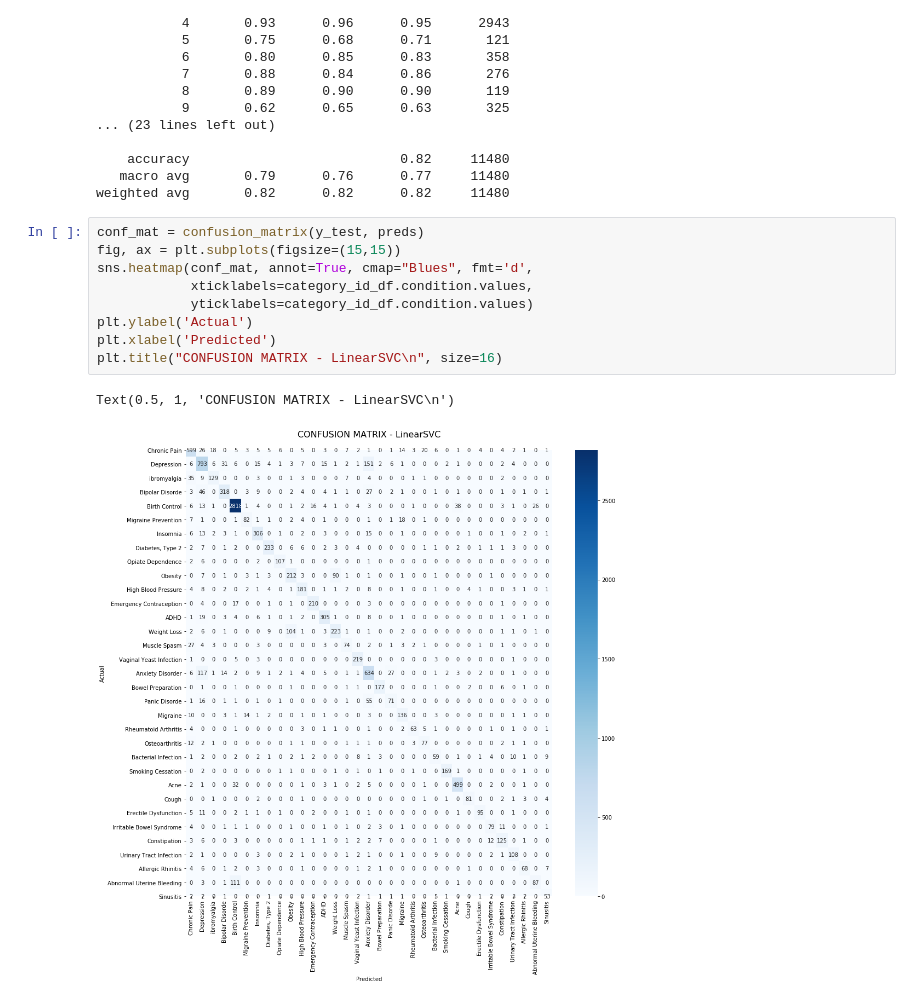
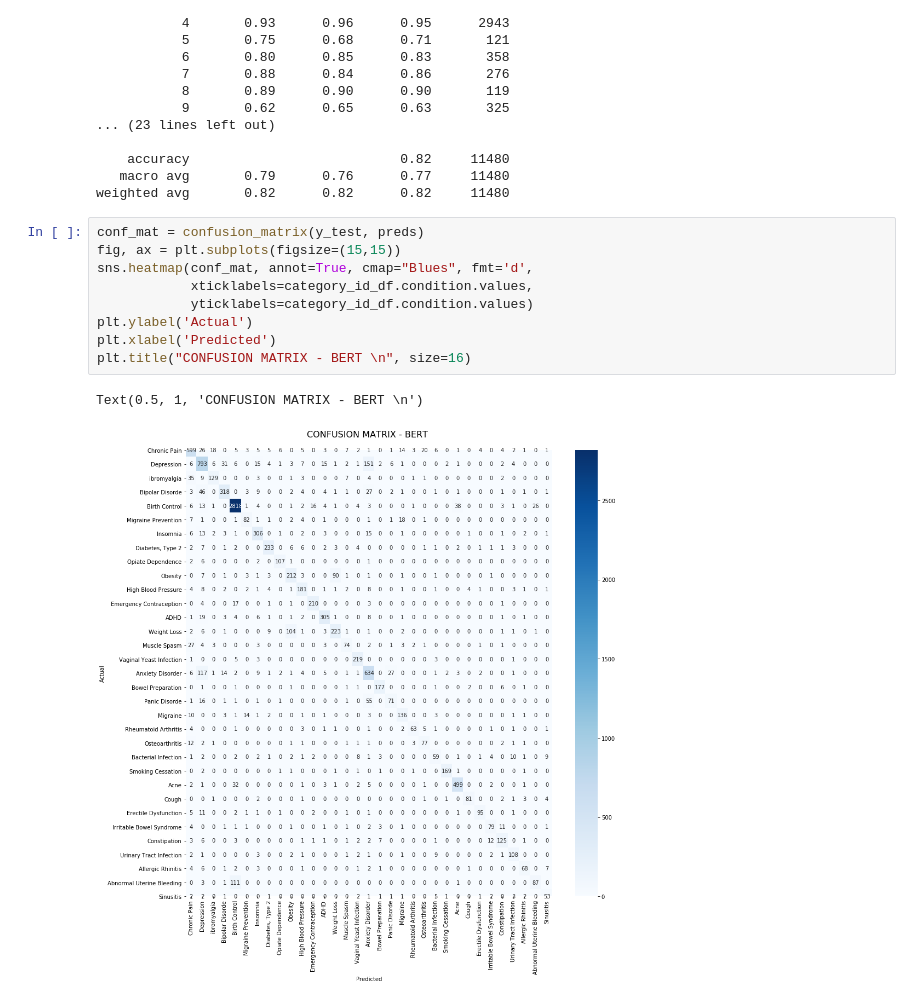
Before and after one commit to anoop19/Multi-Class-Classification, a Jupyter notebook: src/BERT-MultiClassification.ipynb, the cells around one changed output. Saved outputs shown, nothing was run; the diff lists cells and outputs as text.

```diff
--- a/src/BERT-MultiClassification.ipynb
+++ b/src/BERT-MultiClassification.ipynb
@@ -683,12 +683,12 @@ weighted avg       0.82      0.82      0.82     11480
 # %%
 conf_mat = confusion_matrix(y_test, preds)
 fig, ax = plt.subplots(figsize=(15,15))
 sns.heatmap(conf_mat, annot=True, cmap="Blues", fmt='d',
             xticklabels=category_id_df.condition.values,
             yticklabels=category_id_df.condition.values)
 plt.ylabel('Actual')
 plt.xlabel('Predicted')
-plt.title("CONFUSION MATRIX - LinearSVC\n", size=16)
+plt.title("CONFUSION MATRIX - BERT \n", size=16)
 # %% [output]
-Text(0.5, 1, 'CONFUSION MATRIX - LinearSVC\n')
+Text(0.5, 1, 'CONFUSION MATRIX - BERT \n')
-[figure, old version]
+[figure, new version]
```
